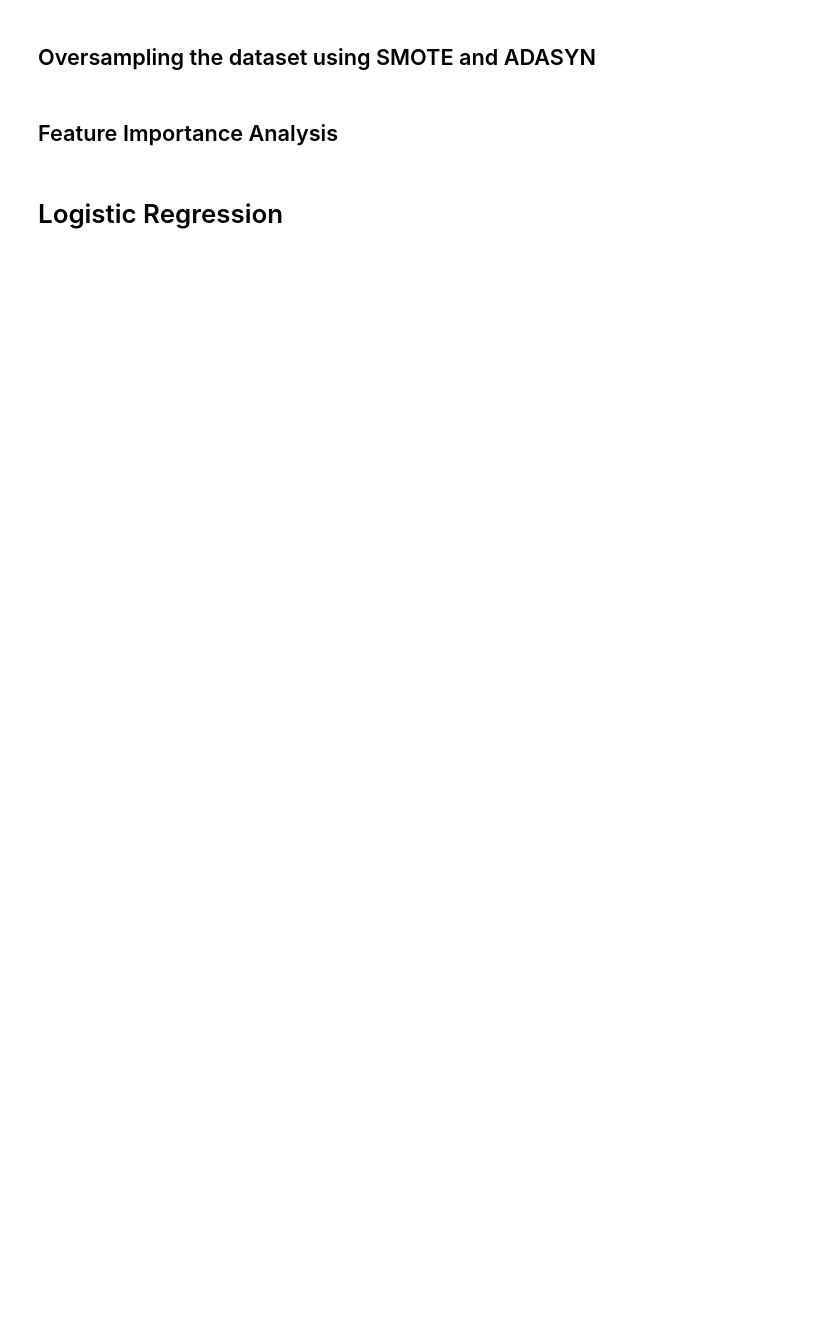
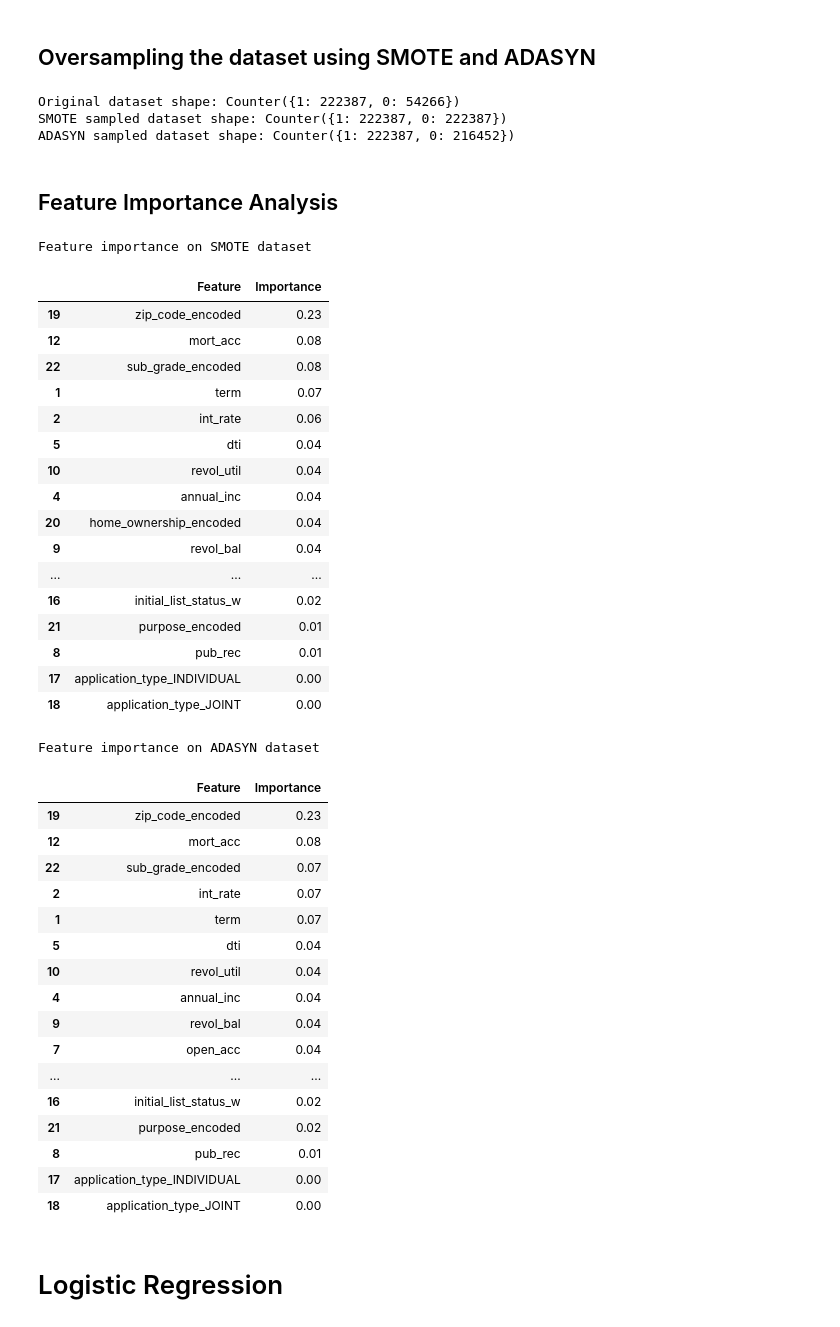
Before and after one commit to bibangamba/MLLabs, a Jupyter notebook: proj_loan_classifier.ipynb, the cells around one changed output. Saved outputs shown, nothing was run; the diff lists cells and outputs as text; code cells hidden in the pictures; blank space fills up the shorter version.

```diff
--- a/proj_loan_classifier.ipynb
+++ b/proj_loan_classifier.ipynb
@@ -118,7 +86,6 @@ def percentage_of_missing_values(df):
     missing_values = df[missing_columns].isna().mean() * 100
     missing_values = missing_values.apply(lambda x: f'{x: .2f}%')
 
-    # missing_df = pd.DataFrame({'Column': missing_columns, 'Missing %': missing_values})
     missing_df = pd.DataFrame({'Missing %': missing_values})
     print("Percentage of missing values")
     display(missing_df)
@@ -163,7 +130,7 @@ def feature_importance_random_forest(x, y):
     feature_importance = pd.DataFrame({'Feature': x.columns, 'Importance': importance})
     feature_importance = feature_importance.sort_values('Importance', ascending=False)
 
-    print(feature_importance)
+    display(feature_importance)
 
 
 def pub_rec(number):
@@ -335,6 +386,5 @@ for column in data.columns:
     if data[column].isna().sum() != 0:
         missing = data[column].isna().sum()
         portion = (missing / data[column].shape[0]) * 100
-        print(f"'{column}' number of missing values: '{missing}' ==> '{portion:.3f}%'")
-        # print(
-        #     f"{bold_start}'{column}'{bold_end}: number of missing values: {bold_start}'{missing}'{bold_end} ==> {bold_start}'{portion:.3f}%'{bold_end}")
+        print(
+            f"{bold_start}'{column}'{bold_end}: number of missing values: {bold_start}'{missing}'{bold_end} ==> {bold_start}'{portion:.3f}%'{bold_end}")
@@ -491,29 +637,67 @@ def adasyn_oversampling(x, y):
 X = data_clean.drop(columns=['loan_status'])
 y = data_clean['loan_status']
 
-# Split the data into training and testing sets
-X_train, X_test, y_train, y_test = train_test_split(X, y, test_size=0.2, random_state=42, stratify=y)
+# Split the data into training, validation and testing sets
+X_train, X_temp, y_train, y_temp = train_test_split(X, y, test_size=0.3, random_state=42, stratify=y)
+X_test, X_val, y_test, y_val = train_test_split(X_temp, y_temp, test_size=0.5, random_state=42)
 
 # Apply SMOTE to the training data
-smote = SMOTE(random_state=42)
-X_train_res, y_train_res = smote.fit_resample(X_train, y_train)
-
 smote_x, smote_y = smote_oversampling(X_train, y_train)
 adasyn_x, adasyn_y = adasyn_oversampling(X_train, y_train)
 
 
 print(f"Original dataset shape: {Counter(y_train)}")
-print(f"Resampled dataset shape: {Counter(y_train_res)}")
 print(f"SMOTE sampled dataset shape: {Counter(smote_y)}")
 print(f"ADASYN sampled dataset shape: {Counter(adasyn_y)}")
+# %% [output]
+Original dataset shape: Counter({1: 222387, 0: 54266})
+SMOTE sampled dataset shape: Counter({1: 222387, 0: 222387})
+ADASYN sampled dataset shape: Counter({1: 222387, 0: 216452})
 # %% [markdown]
 ## Feature Importance Analysis
 # %%
-# print("Feature importance on SMOTE dataset")
-# feature_importance_random_forest(smote_x, smote_y)
+print("Feature importance on SMOTE dataset")
+feature_importance_random_forest(smote_x, smote_y)
 
-# print("Feature importance on ADASYN dataset")
-# feature_importance_random_forest(adasyn_x, adasyn_y)
+print("Feature importance on ADASYN dataset")
+feature_importance_random_forest(adasyn_x, adasyn_y)
+# %% [output]
+Feature importance on SMOTE dataset
+|  | Feature | Importance |
+| 19 | zip_code_encoded | 0.23 |
+| 12 | mort_acc | 0.08 |
+| 22 | sub_grade_encoded | 0.08 |
+| 1 | term | 0.07 |
+| 2 | int_rate | 0.06 |
+| 5 | dti | 0.04 |
+| 10 | revol_util | 0.04 |
+| 4 | annual_inc | 0.04 |
+| 20 | home_ownership_encoded | 0.04 |
+| 9 | revol_bal | 0.04 |
+| ... | ... | ... |
+| 16 | initial_list_status_w | 0.02 |
+| 21 | purpose_encoded | 0.01 |
+| 8 | pub_rec | 0.01 |
+| 17 | application_type_INDIVIDUAL | 0.00 |
+| 18 | application_type_JOINT | 0.00 |
+Feature importance on ADASYN dataset
+|  | Feature | Importance |
+| 19 | zip_code_encoded | 0.23 |
+| 12 | mort_acc | 0.08 |
+| 22 | sub_grade_encoded | 0.07 |
+| 2 | int_rate | 0.07 |
+| 1 | term | 0.07 |
+| 5 | dti | 0.04 |
+| 10 | revol_util | 0.04 |
+| 4 | annual_inc | 0.04 |
+| 9 | revol_bal | 0.04 |
+| 7 | open_acc | 0.04 |
+| ... | ... | ... |
+| 16 | initial_list_status_w | 0.02 |
+| 21 | purpose_encoded | 0.02 |
+| 8 | pub_rec | 0.01 |
+| 17 | application_type_INDIVIDUAL | 0.00 |
+| 18 | application_type_JOINT | 0.00 |
 # %% [markdown]
 # Logistic Regression
 # %%
```
Also changed, not shown: parts of 31 cells of this notebook.
